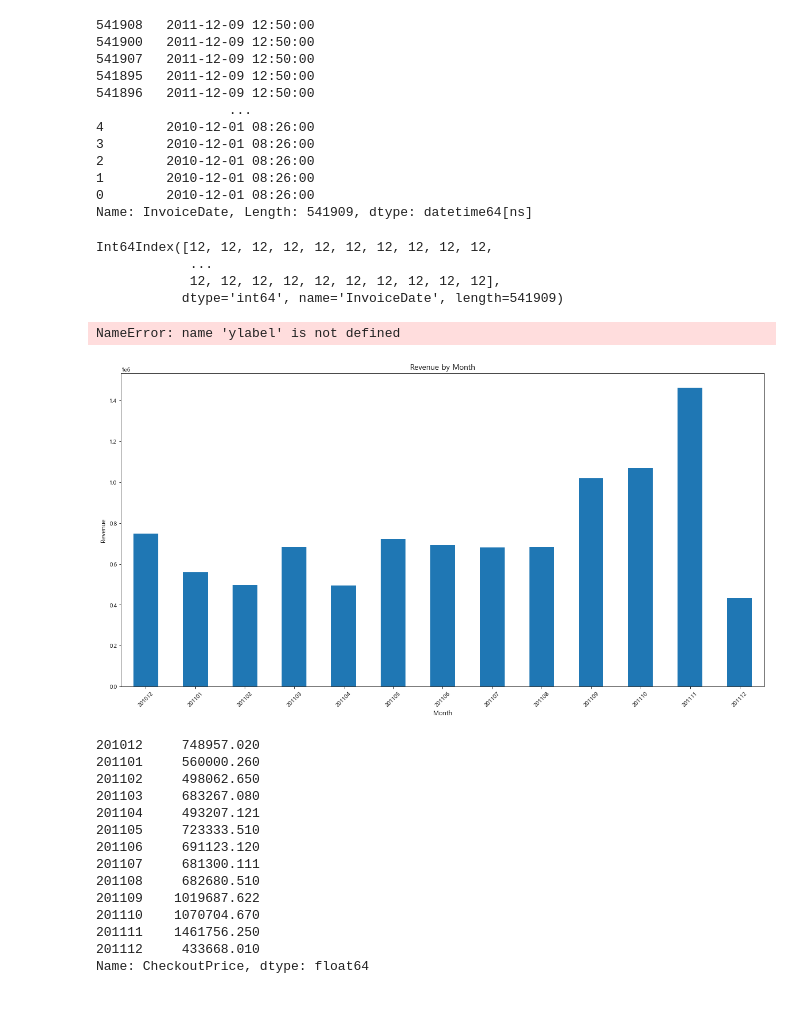
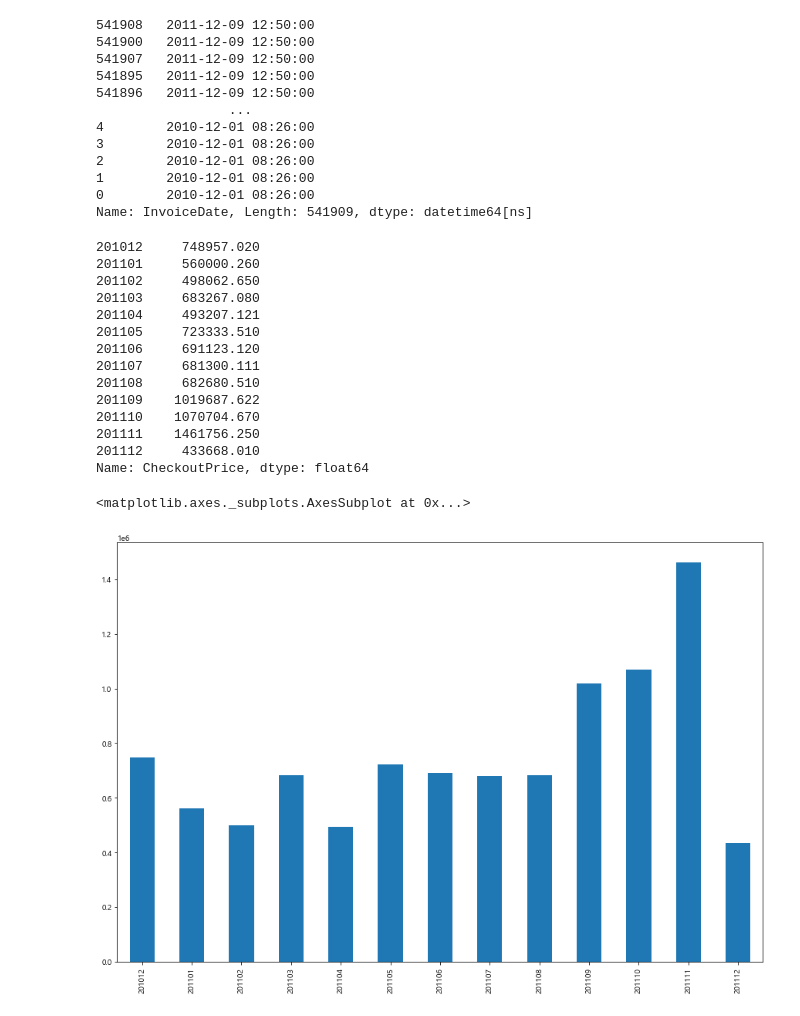
Before and after one commit to iamjinuk/bigman, a Jupyter notebook: 고객 데이터 분석 실습.ipynb, the cells around one changed output. Drawn from its saved outputs; the diff is of its cells as text; code cells hidden in the pictures.

```diff
--- a/고객 데이터 분석 실습.ipynb
+++ b/고객 데이터 분석 실습.ipynb
@@ -313,12 +313,3 @@ retail['InvoiceDate'].sort_values(ascending=False)
 1        2010-12-01 08:26:00
 0        2010-12-01 08:26:00
 Name: InvoiceDate, Length: 541909, dtype: datetime64[ns]
-# %%
- a= retail.set_index('InvoiceDate')
-# %%
-a.index.month
-# %% [output]
-Int64Index([12, 12, 12, 12, 12, 12, 12, 12, 12, 12,
-            ...
-            12, 12, 12, 12, 12, 12, 12, 12, 12, 12],
-           dtype='int64', name='InvoiceDate', length=541909)
@@ -333,28 +320,27 @@ def extract_month(date):
         month = '0' + month
     return str(date.year) + month
 # %%
+# 함수 호출 말이 안된다....★★★★★★★★★★★★★★★★★★★
 rev_by_month = retail.set_index('InvoiceDate').groupby(extract_month).sum()['CheckoutPrice']
 rev_by_month
-
-plot_bar(rev_by_month, 'Month', 'Revenue', 'Revenue by Month')
-plot.set_ylabel(ylabel, fontsize=11)
 # %% [output]
-NameError: name 'ylabel' is not defined
+201012     748957.020
+201101     560000.260
+201102     498062.650
+201103     683267.080
+201104     493207.121
+201105     723333.510
+201106     691123.120
+201107     681300.111
+201108     682680.510
+201109    1019687.622
+201110    1070704.670
+201111    1461756.250
+201112     433668.010
+Name: CheckoutPrice, dtype: float64
-[figure, removed]
-# %%
-rev_by_month
-# %% [output]
-201012     748957.020
-201101     560000.260
-201102     498062.650
-201103     683267.080
-201104     493207.121
-201105     723333.510
-201106     691123.120
-201107     681300.111
-201108     682680.510
-201109    1019687.622
-201110    1070704.670
-201111    1461756.250
-201112     433668.010
-Name: CheckoutPrice, dtype: float64
+# %%
+plt.figure(figsize=(15,10))
+rev_by_month.plot.bar()
+# %% [output]
+<matplotlib.axes._subplots.AxesSubplot at 0x...>
+[figure, added]
```
Also changed, not shown: parts of 25 cells of this notebook.
